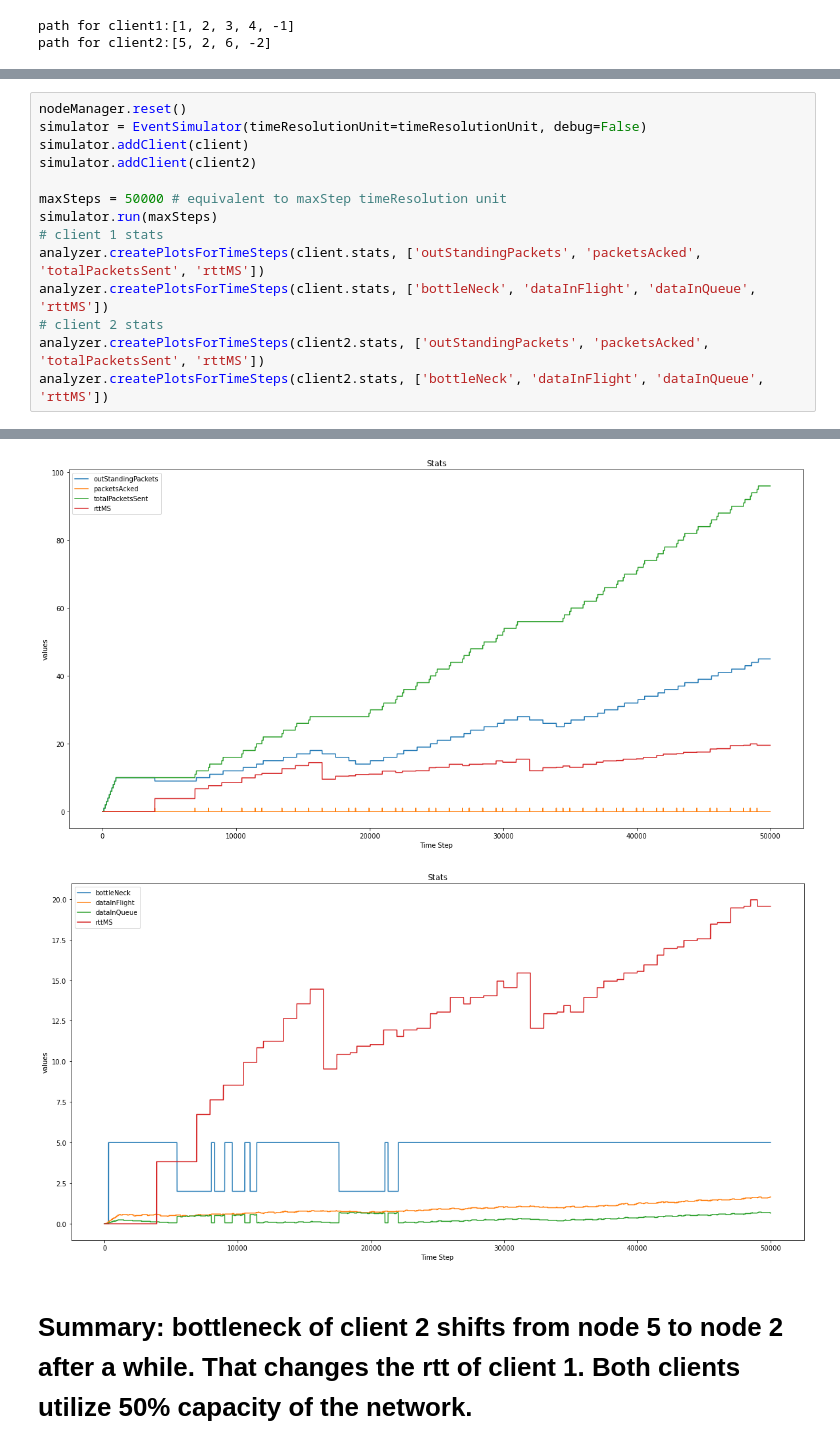
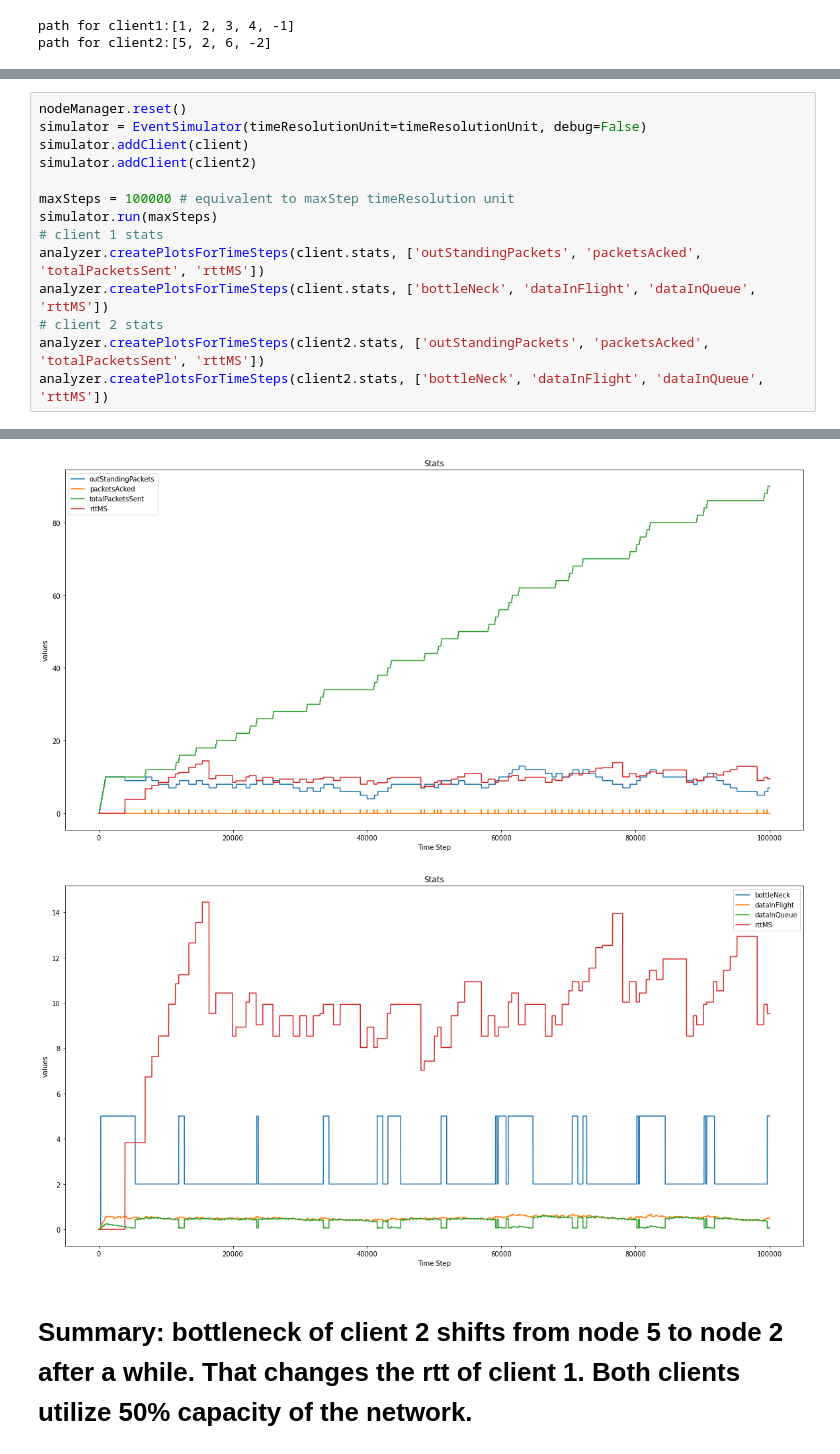
Before and after one commit to adhocmaster/pyns, a Jupyter notebook: scenarios/2-client-rtt.ipynb, the cells around one changed output, grey strips where cells are left out. Drawn from its saved outputs; the diff is of its cells as text.

```diff
--- a/scenarios/2-client-rtt.ipynb
+++ b/scenarios/2-client-rtt.ipynb
@@ -66,7 +69,7 @@ simulator = EventSimulator(timeResolutionUnit=timeResolutionUnit, debug=False)
 simulator.addClient(client)
 simulator.addClient(client2)
 
-maxSteps = 50000 # equivalent to maxStep timeResolution unit
+maxSteps = 100000 # equivalent to maxStep timeResolution unit
 simulator.run(maxSteps)
 # client 1 stats
 analyzer.createPlotsForTimeSteps(client.stats, ['outStandingPackets', 'packetsAcked', 'totalPacketsSent', 'rttMS'])
@@ -80,4 +83,4 @@ analyzer.createPlotsForTimeSteps(client2.stats, ['bottleNeck', 'dataInFlight', '
-[figure, old version]
+[figure, new version]
-[figure, old version]
+[figure, new version]
 # %% [markdown]
 # Summary: bottleneck of client 2 shifts from node 5 to node 2 after a while. That changes the rtt of client 1. Both clients utilize 50% capacity of the network.
```
Also changed, not shown: parts of 4 cells of this notebook, 15 other files.
